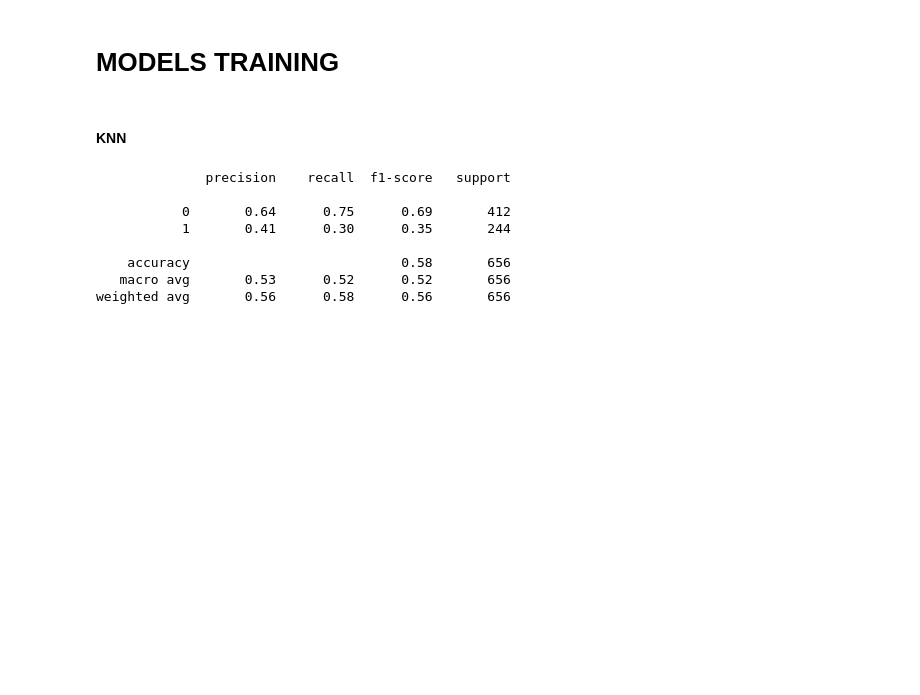
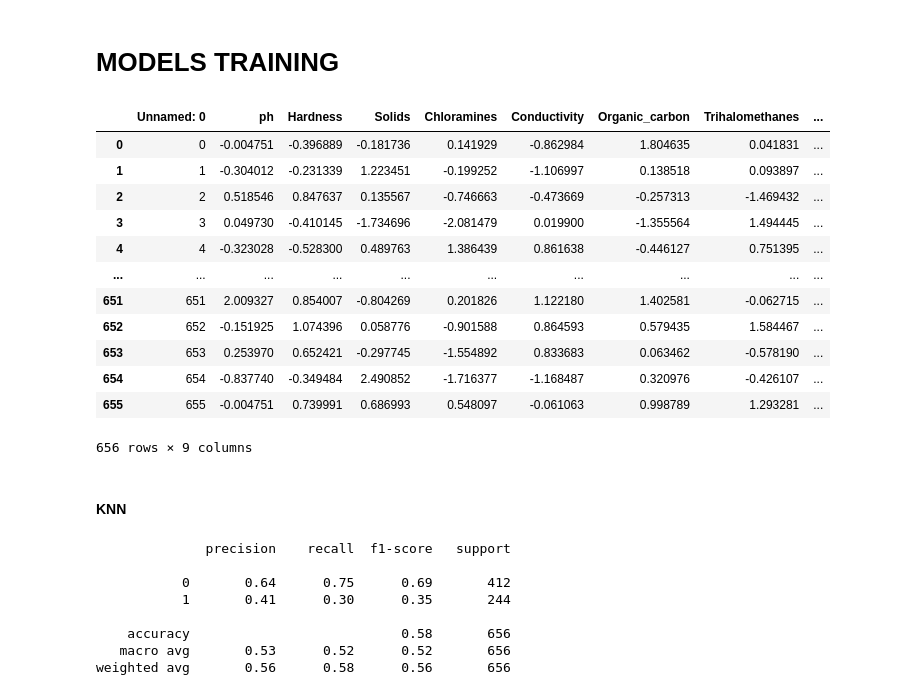
Before and after one commit to Gabriel-Meloo/classification, a Jupyter notebook: modelo_treino.ipynb, the cells around one changed output. Cells and saved outputs as stored; diff of their text form; code cells hidden in the pictures; blank space fills up the shorter version.

```diff
--- a/modelo_treino.ipynb
+++ b/modelo_treino.ipynb
@@ -107,5 +225,21 @@ X_test_tsne = tsne.fit_transform(X = X_total)
 # %% [markdown]
 # MODELS TRAINING
+# %%
+X_test
+# %% [output]
+|  | Unnamed: 0 | ph | Hardness | Solids | Chloramines | Conductivity | Organic_carbon | Trihalomethanes | ... |
+| 0 | 0 | -0.004751 | -0.396889 | -0.181736 | 0.141929 | -0.862984 | 1.804635 | 0.041831 | ... |
+| 1 | 1 | -0.304012 | -0.231339 | 1.223451 | -0.199252 | -1.106997 | 0.138518 | 0.093897 | ... |
+| 2 | 2 | 0.518546 | 0.847637 | 0.135567 | -0.746663 | -0.473669 | -0.257313 | -1.469432 | ... |
+| 3 | 3 | 0.049730 | -0.410145 | -1.734696 | -2.081479 | 0.019900 | -1.355564 | 1.494445 | ... |
+| 4 | 4 | -0.323028 | -0.528300 | 0.489763 | 1.386439 | 0.861638 | -0.446127 | 0.751395 | ... |
+| ... | ... | ... | ... | ... | ... | ... | ... | ... | ... |
+| 651 | 651 | 2.009327 | 0.854007 | -0.804269 | 0.201826 | 1.122180 | 1.402581 | -0.062715 | ... |
+| 652 | 652 | -0.151925 | 1.074396 | 0.058776 | -0.901588 | 0.864593 | 0.579435 | 1.584467 | ... |
+| 653 | 653 | 0.253970 | 0.652421 | -0.297745 | -1.554892 | 0.833683 | 0.063462 | -0.578190 | ... |
+| 654 | 654 | -0.837740 | -0.349484 | 2.490852 | -1.716377 | -1.168487 | 0.320976 | -0.426107 | ... |
+| 655 | 655 | -0.004751 | 0.739991 | 0.686993 | 0.548097 | -0.061063 | 0.998789 | 1.293281 | ... |
+656 rows × 9 columns
 # %% [markdown]
 #### KNN
 # %%
```
Also changed, not shown: parts of 52 cells of this notebook.
